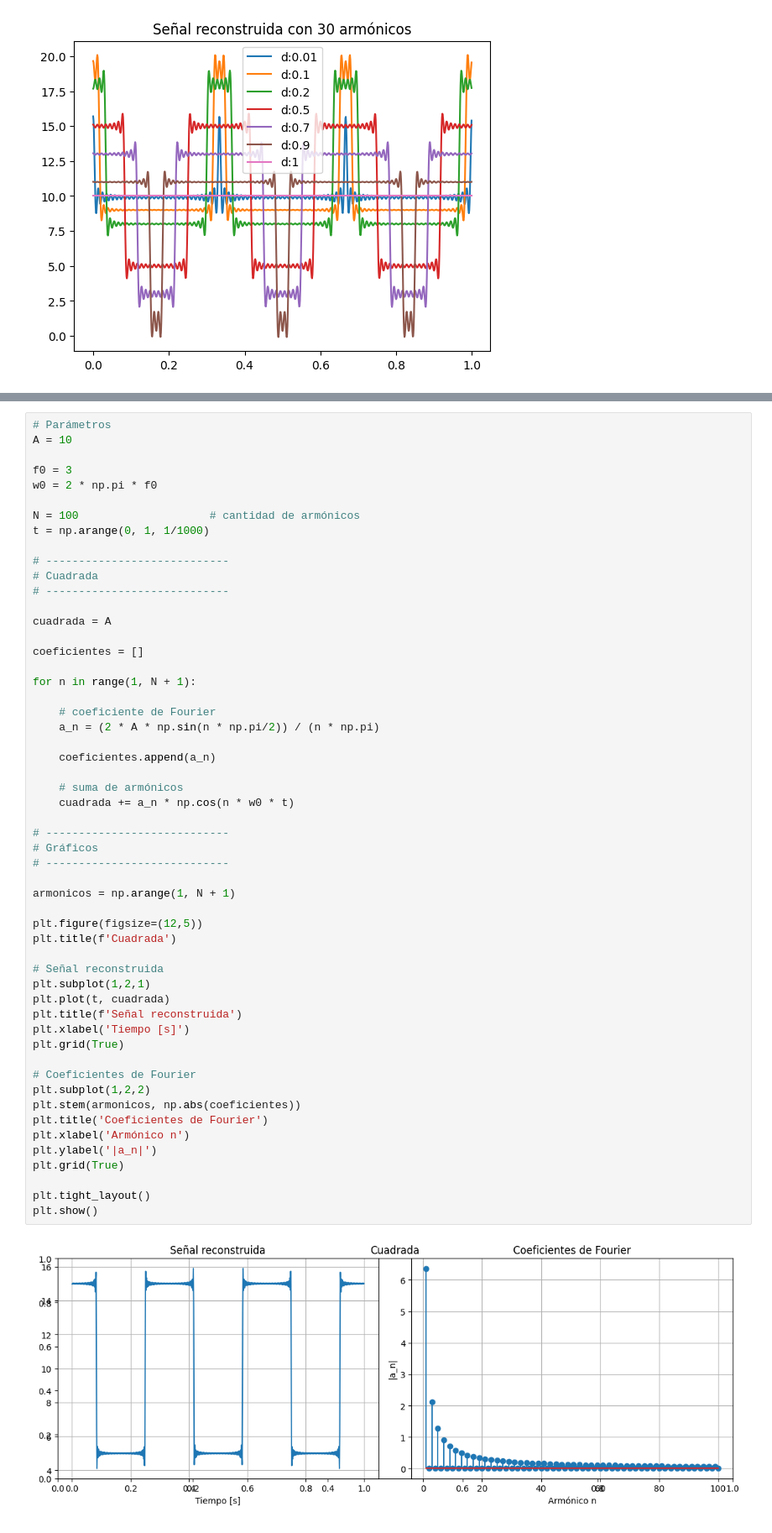
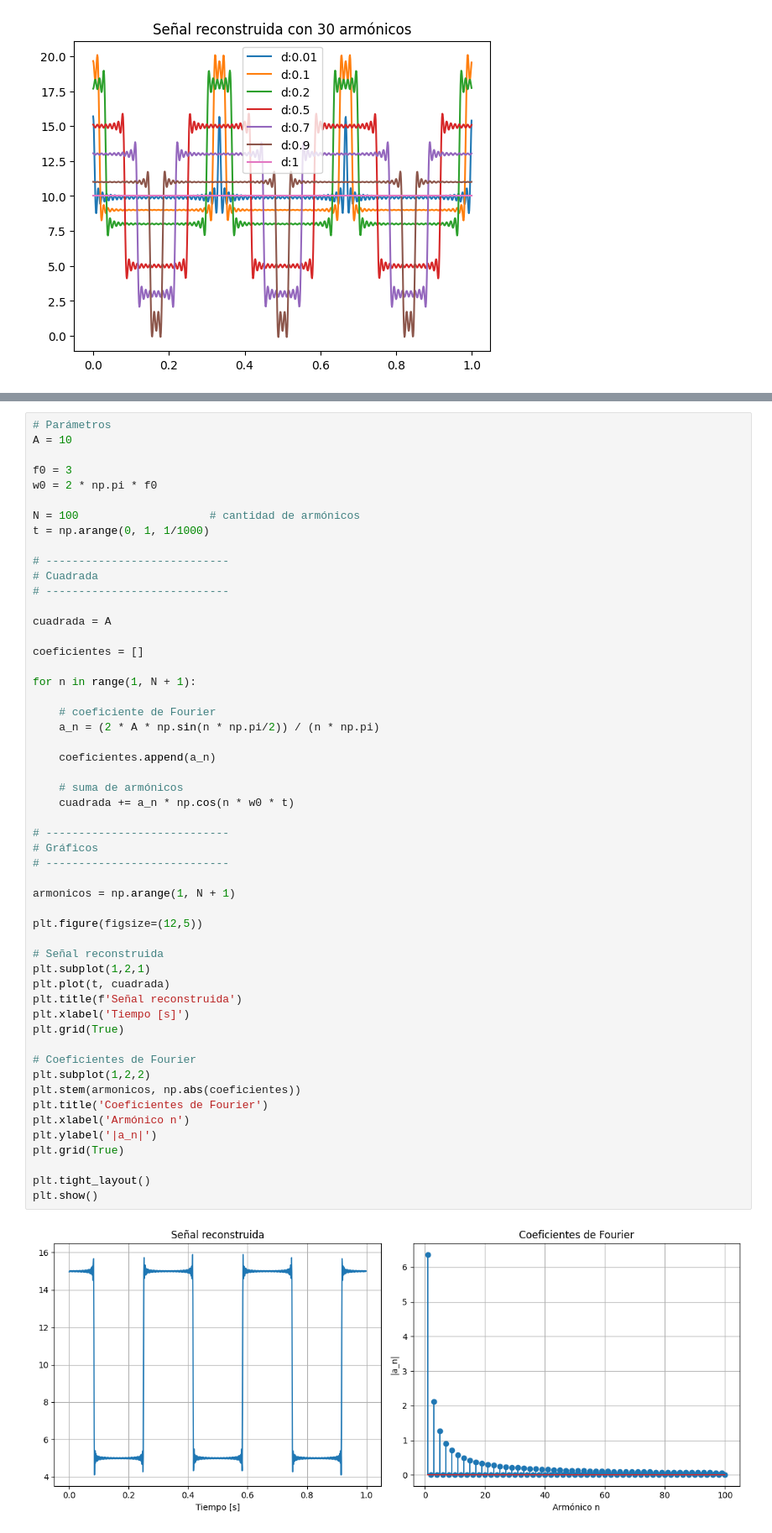
Before and after one commit to Dowhyj32/Modelado-Continuo, a Jupyter notebook: Analisis de Fourier/Labo/Ej_4.ipynb, the cells around one changed output, grey strips where cells are left out. Shown at 84% size. Saved outputs shown, nothing was run; the diff lists cells and outputs as text.

```diff
--- a/Analisis de Fourier/Labo/Ej_4.ipynb
+++ b/Analisis de Fourier/Labo/Ej_4.ipynb
@@ -112,35 +111,34 @@ for n in range(1, N + 1):
 
     # suma de armónicos
     cuadrada += a_n * np.cos(n * w0 * t)
 
 # ----------------------------
 # Gráficos
 # ----------------------------
 
 armonicos = np.arange(1, N + 1)
 
 plt.figure(figsize=(12,5))
-plt.title(f'Cuadrada')
 
 # Señal reconstruida
 plt.subplot(1,2,1)
 plt.plot(t, cuadrada)
 plt.title(f'Señal reconstruida')
 plt.xlabel('Tiempo [s]')
 plt.grid(True)
 
 # Coeficientes de Fourier
 plt.subplot(1,2,2)
 plt.stem(armonicos, np.abs(coeficientes))
 plt.title('Coeficientes de Fourier')
 plt.xlabel('Armónico n')
 plt.ylabel('|a_n|')
 plt.grid(True)
 
 plt.tight_layout()
 plt.show()
 # %% [output]
-[figure, old version]
+[figure, new version]
 # %%
 # Parámetros
 A = 10
```
Also changed, not shown: parts of 3 cells of this notebook, 1 other file.
